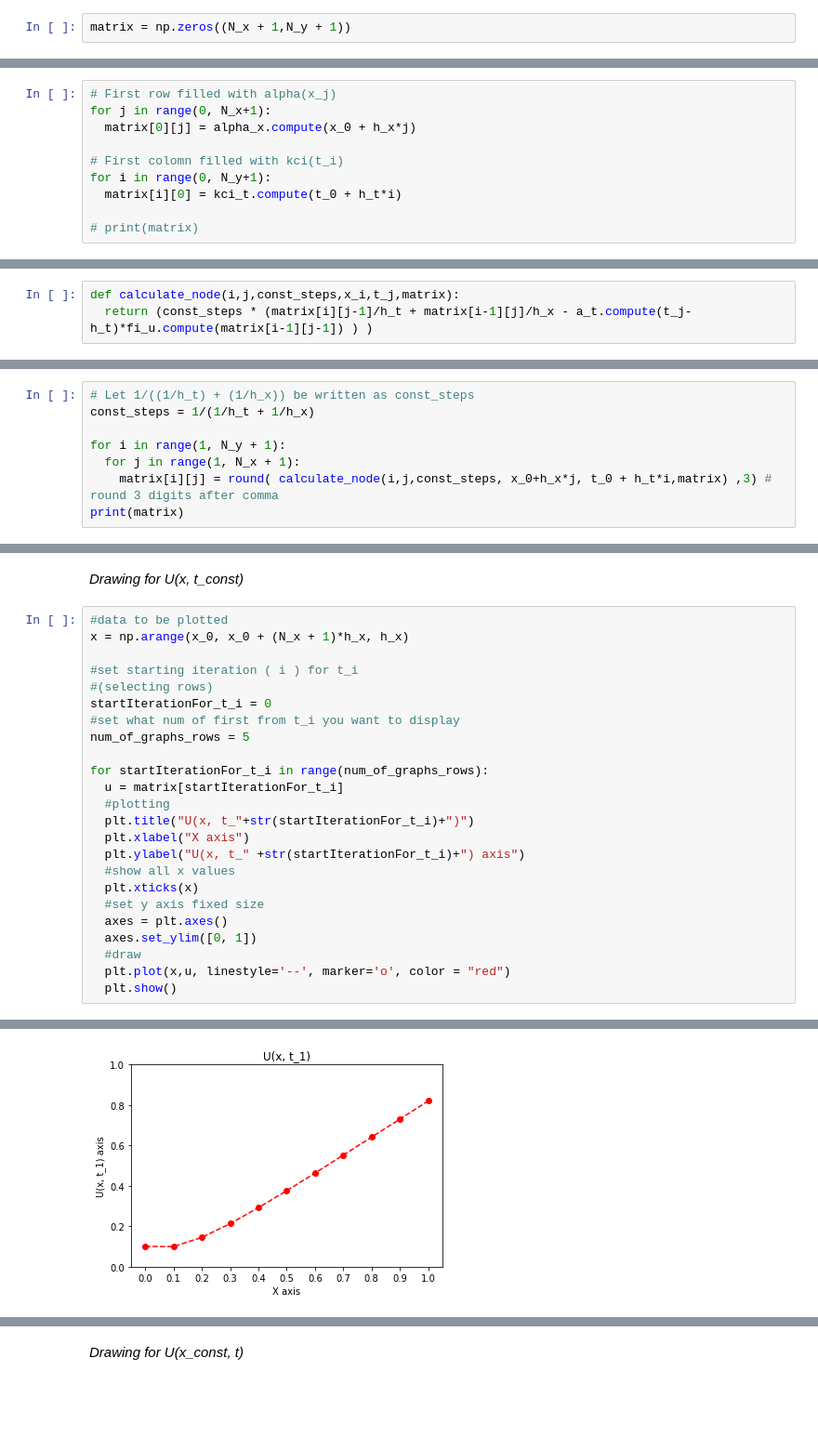
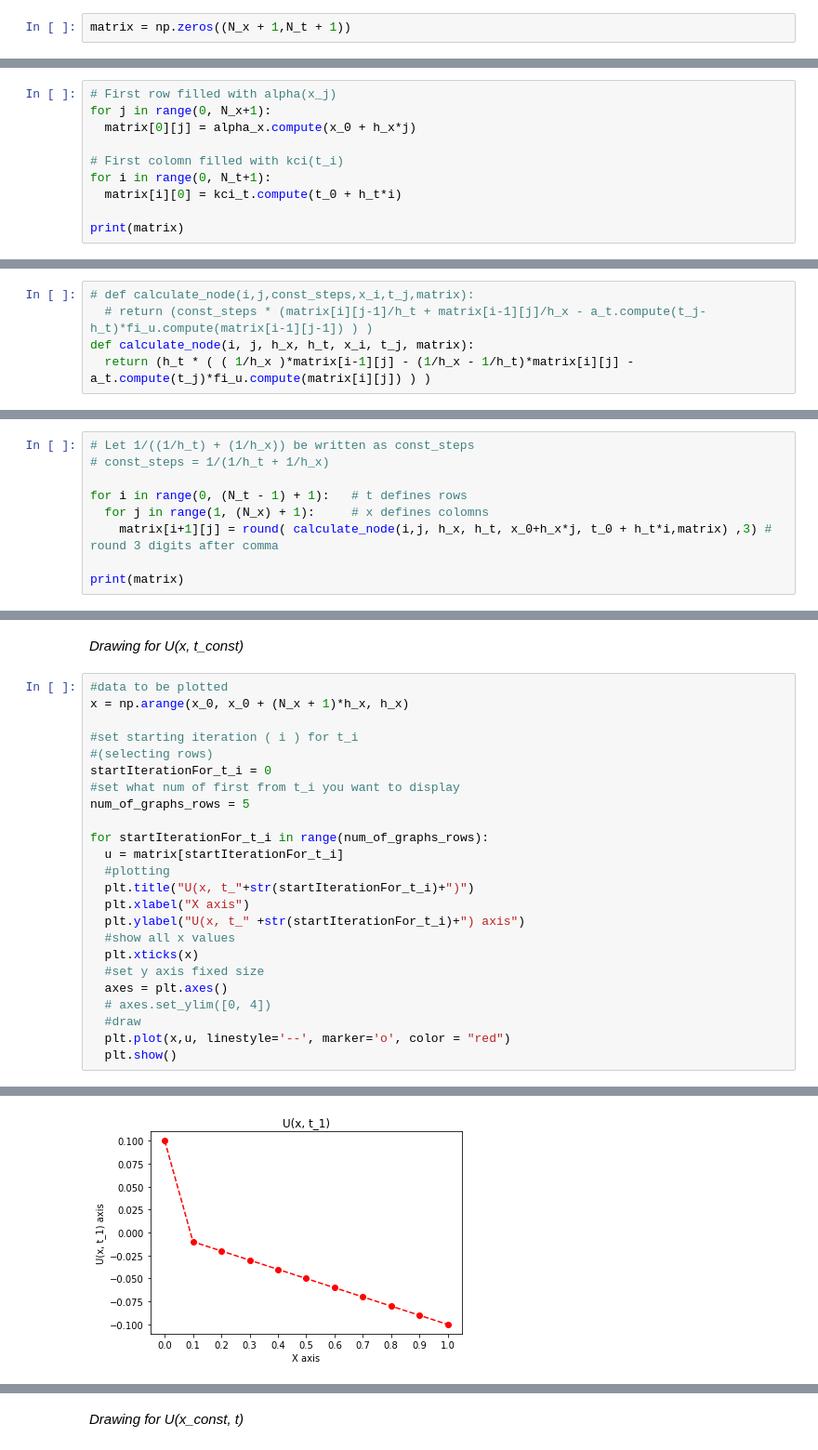
Before and after one commit to HIDDENDEN/Math_models, a Jupyter notebook: MyWork.ipynb, the cells around one changed output, grey strips where cells are left out. Shown at 93% size. Drawn from its saved outputs; the diff is of its cells as text; blank space fills up the shorter version.

```diff
--- a/MyWork.ipynb
+++ b/MyWork.ipynb
@@ -58,7 +59,7 @@ t_0 = 0
 # %% [markdown]
 **Initialize two dim matrix for data storage**
 # %%
-matrix = np.zeros((N_x + 1,N_y + 1))
+matrix = np.zeros((N_x + 1,N_t + 1))
 # %% [markdown]
 **Filling matrix with border conditions**
 # %%
@@ -67,7 +68,7 @@ for j in range(0, N_x+1):
   matrix[0][j] = alpha_x.compute(x_0 + h_x*j)
 
 # First colomn filled with kci(t_i)
-for i in range(0, N_y+1):
+for i in range(0, N_t+1):
   matrix[i][0] = kci_t.compute(t_0 + h_t*i)
 
-# print(matrix)
+print(matrix)
@@ -74,16 +87,19 @@ for i in range(0, N_y+1):
 # %% [markdown]
 *Define function for matrix computing*
 # %%
-def calculate_node(i,j,const_steps,x_i,t_j,matrix):
-  return (const_steps * (matrix[i][j-1]/h_t + matrix[i-1][j]/h_x - a_t.compute(t_j-h_t)*fi_u.compute(matrix[i-1][j-1]) ) )
+# def calculate_node(i,j,const_steps,x_i,t_j,matrix):
+  # return (const_steps * (matrix[i][j-1]/h_t + matrix[i-1][j]/h_x - a_t.compute(t_j-h_t)*fi_u.compute(matrix[i-1][j-1]) ) )
+def calculate_node(i, j, h_x, h_t, x_i, t_j, matrix):
+  return (h_t * ( ( 1/h_x )*matrix[i-1][j] - (1/h_x - 1/h_t)*matrix[i][j] - a_t.compute(t_j)*fi_u.compute(matrix[i][j]) ) )
 # %% [markdown]
 **Compute whole matrix**
 # %%
 # Let 1/((1/h_t) + (1/h_x)) be written as const_steps
-const_steps = 1/(1/h_t + 1/h_x)
+# const_steps = 1/(1/h_t + 1/h_x)
 
-for i in range(1, N_y + 1):
-  for j in range(1, N_x + 1):
-    matrix[i][j] = round( calculate_node(i,j,const_steps, x_0+h_x*j, t_0 + h_t*i,matrix) ,3) # round 3 digits after comma
+for i in range(0, (N_t - 1) + 1):   # t defines rows
+  for j in range(1, (N_x) + 1):     # x defines colomns
+    matrix[i+1][j] = round( calculate_node(i,j, h_x, h_t, x_0+h_x*j, t_0 + h_t*i,matrix) ,3) # round 3 digits after comma
+
 print(matrix)
 # %% [output]
@@ -129,7 +145,7 @@ for startIterationFor_t_i in range(num_of_graphs_rows):
   plt.xticks(x)
   #set y axis fixed size
   axes = plt.axes()
-  axes.set_ylim([0, 1])
+  # axes.set_ylim([0, 4])
   #draw
   plt.plot(x,u, linestyle='--', marker='o', color = "red")
   plt.show()
@@ -138 +154 @@ for startIterationFor_t_i in range(num_of_graphs_rows):
-[figure, old version]
+[figure, new version]
```
Also changed, not shown: parts of 7 cells of this notebook.
